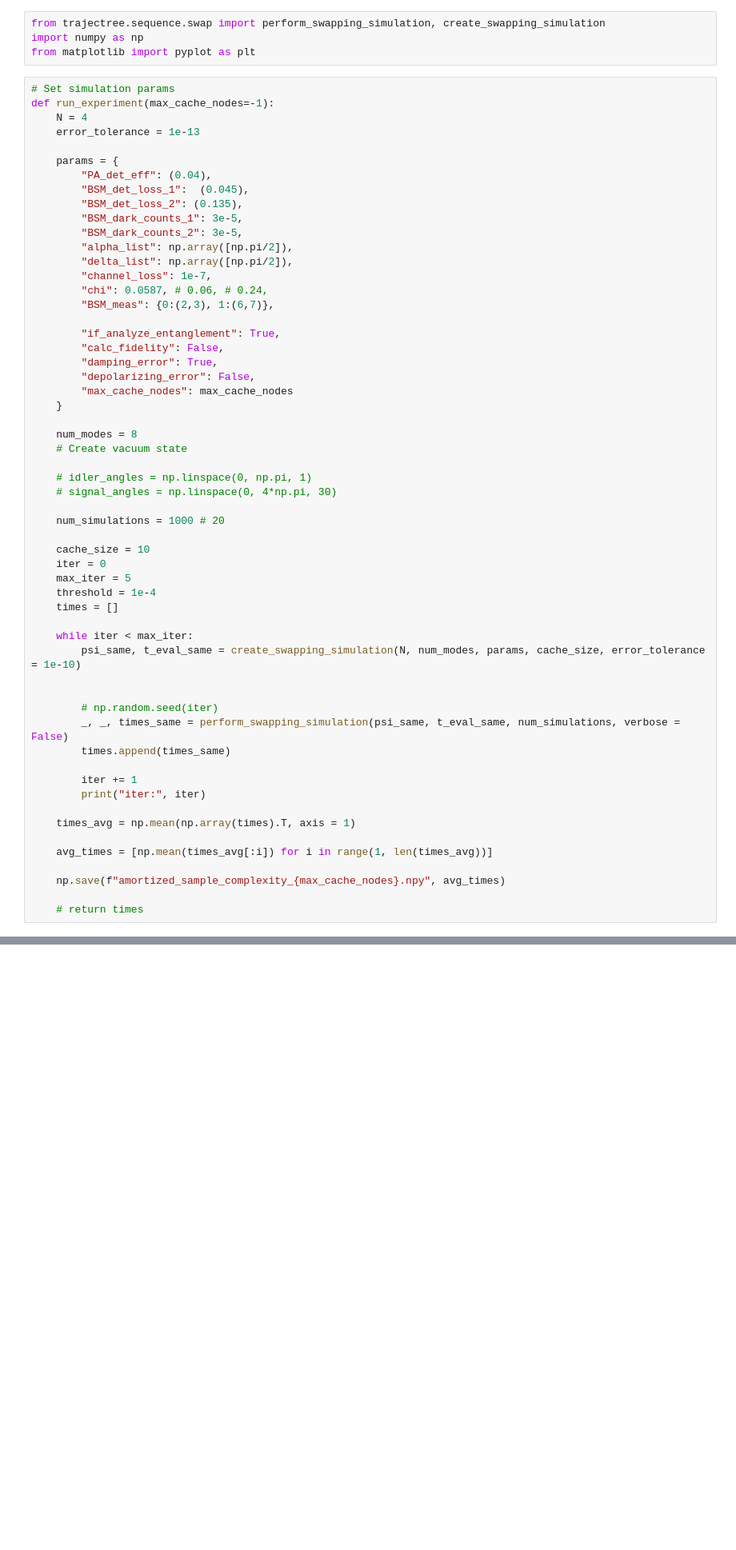
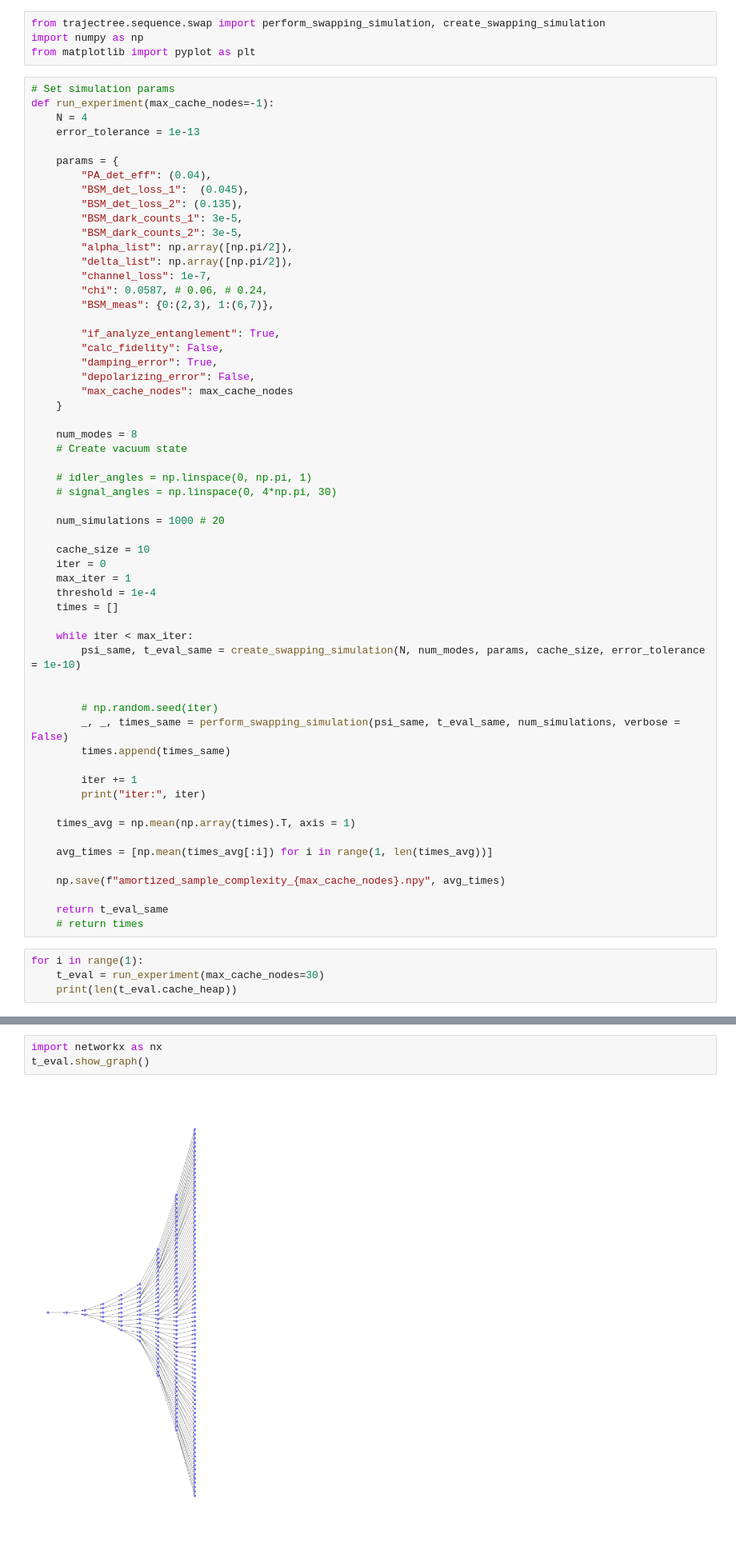
Before and after one commit to anshsingal/Trajectree, a Jupyter notebook: examples/amortized_time_complexity.ipynb, the cells around one changed output, grey strips where cells are left out. Shown at 80% size. Saved outputs shown, nothing was run; the diff lists cells and outputs as text; blank space fills up the shorter version.

```diff
--- a/examples/amortized_time_complexity.ipynb
+++ b/examples/amortized_time_complexity.ipynb
@@ -37,7 +37,7 @@ def run_experiment(max_cache_nodes=-1):
 
     cache_size = 10
     iter = 0
-    max_iter = 5
+    max_iter = 1
     threshold = 1e-4
     times = []
 
@@ -58,4 +58,9 @@ def run_experiment(max_cache_nodes=-1):
 
     np.save(f"amortized_sample_complexity_{max_cache_nodes}.npy", avg_times)
 
+    return t_eval_same
     # return times
+# %%
+for i in range(1):
+    t_eval = run_experiment(max_cache_nodes=30)
+    print(len(t_eval.cache_heap))
@@ -61,0 +99,5 @@ def run_experiment(max_cache_nodes=-1):
+# %%
+import networkx as nx
+t_eval.show_graph()
+# %% [output]
+[figure, added]
```
Also changed, not shown: parts of 5 cells of this notebook, 21 other files.
